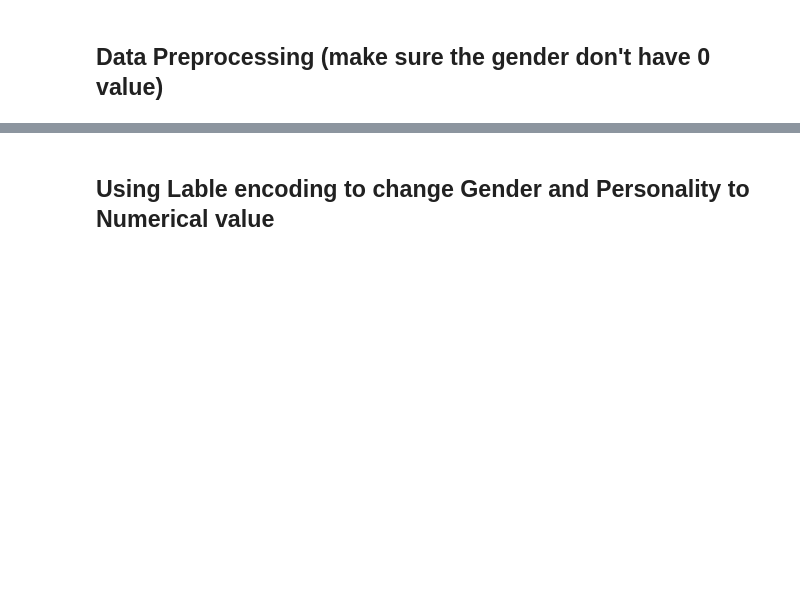
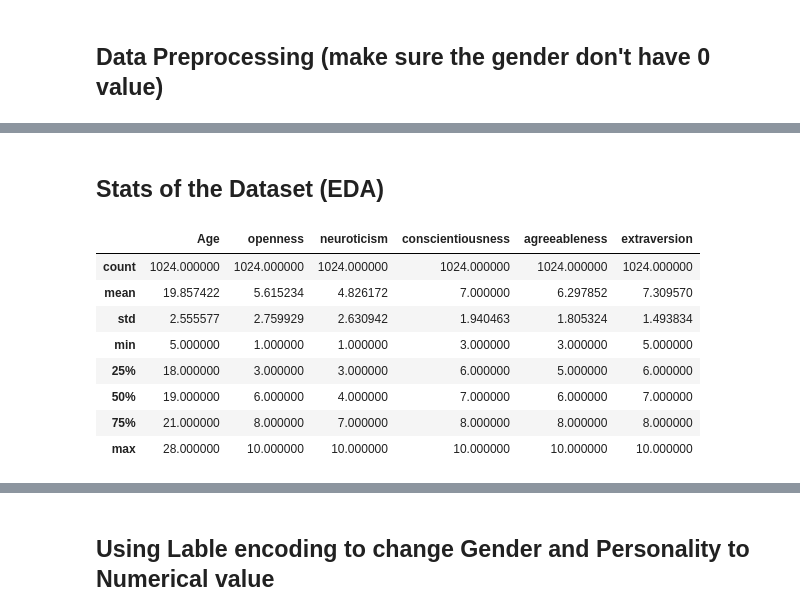
Before and after one commit to Kanishkan-B/Personality_Prediction, a Jupyter notebook: main.ipynb, the cells around one changed output, grey strips where cells are left out. Saved outputs shown, nothing was run; the diff lists cells and outputs as text; code cells hidden in the pictures; blank space fills up the shorter version.

```diff
--- a/main.ipynb
+++ b/main.ipynb
@@ -47,0 +82,14 @@ df[df['Gender']==0]
+# %% [markdown]
+## Stats of the Dataset (EDA)
+# %%
+df.describe()
+# %% [output]
+|  | Age | openness | neuroticism | conscientiousness | agreeableness | extraversion |
+| count | 1024.000000 | 1024.000000 | 1024.000000 | 1024.000000 | 1024.000000 | 1024.000000 |
+| mean | 19.857422 | 5.615234 | 4.826172 | 7.000000 | 6.297852 | 7.309570 |
+| std | 2.555577 | 2.759929 | 2.630942 | 1.940463 | 1.805324 | 1.493834 |
+| min | 5.000000 | 1.000000 | 1.000000 | 3.000000 | 3.000000 | 5.000000 |
+| 25% | 18.000000 | 3.000000 | 3.000000 | 6.000000 | 5.000000 | 6.000000 |
+| 50% | 19.000000 | 6.000000 | 4.000000 | 7.000000 | 6.000000 | 7.000000 |
+| 75% | 21.000000 | 8.000000 | 7.000000 | 8.000000 | 8.000000 | 8.000000 |
+| max | 28.000000 | 10.000000 | 10.000000 | 10.000000 | 10.000000 | 10.000000 |
```
Also changed, not shown: parts of 21 cells of this notebook.
